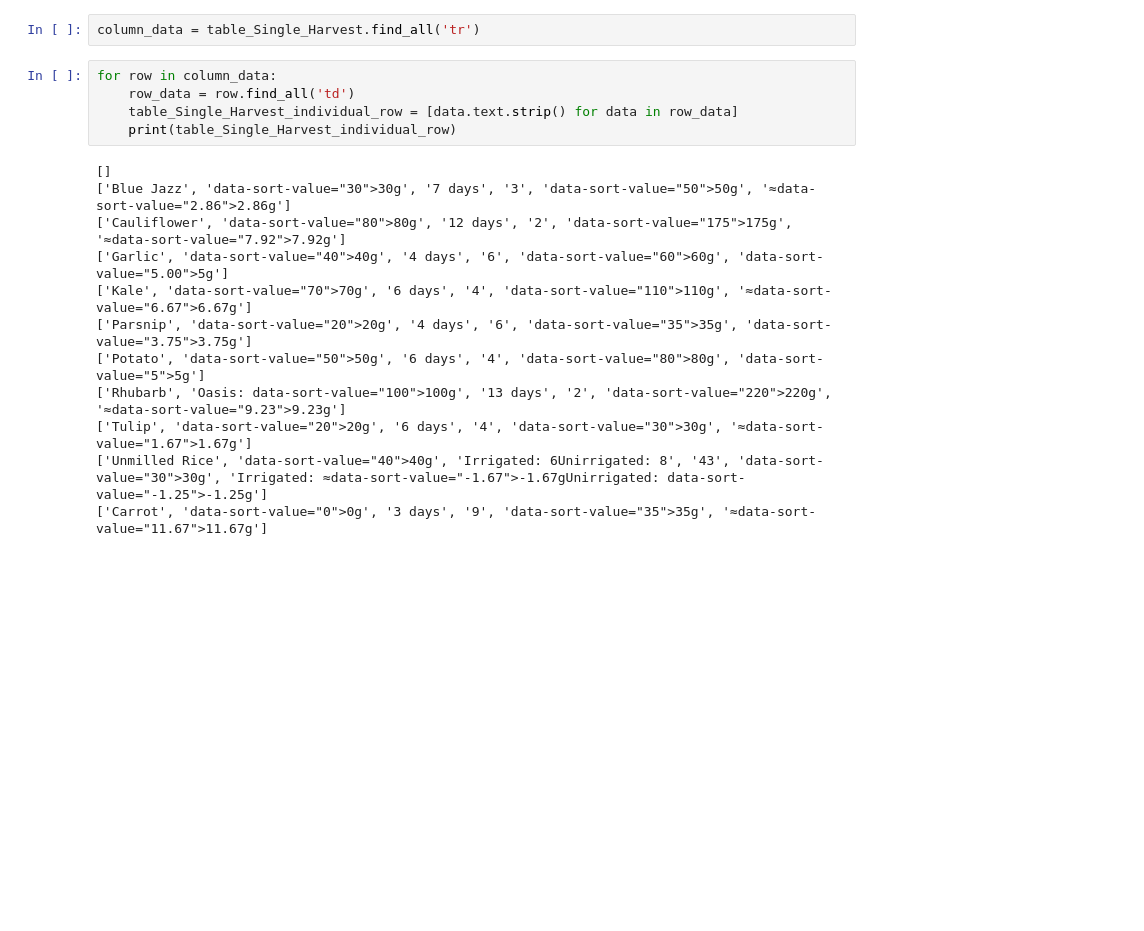
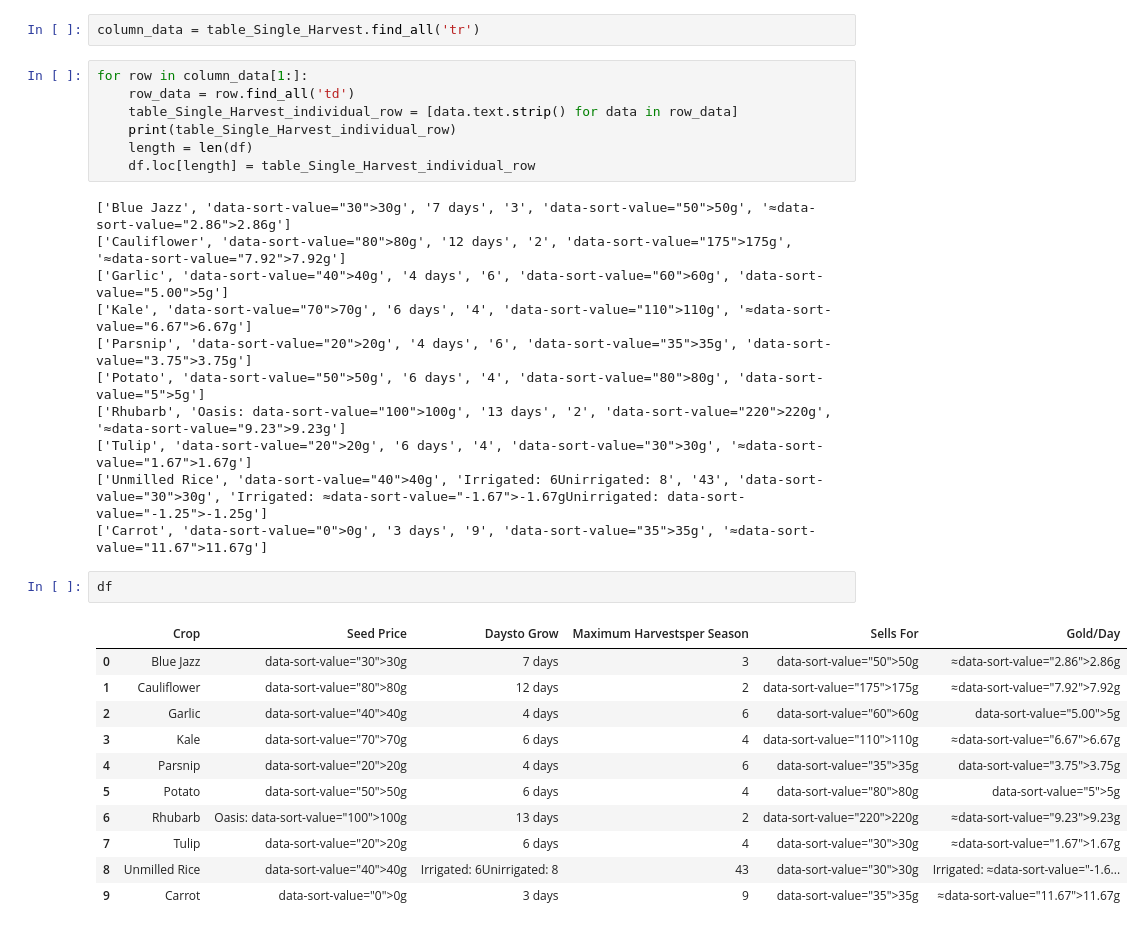
Before and after one commit to VuLeHong/Stardew_valley, a Jupyter notebook: spring.ipynb, the cells around one changed output. Saved outputs shown, nothing was run; the diff lists cells and outputs as text; blank space fills up the shorter version.

```diff
--- a/spring.ipynb
+++ b/spring.ipynb
@@ -53,12 +53,13 @@ df
 # %%
 column_data = table_Single_Harvest.find_all('tr')
 # %%
-for row in column_data:
+for row in column_data[1:]:
     row_data = row.find_all('td')
     table_Single_Harvest_individual_row = [data.text.strip() for data in row_data]
     print(table_Single_Harvest_individual_row)
+    length = len(df)
+    df.loc[length] = table_Single_Harvest_individual_row
 # %% [output]
-[]
 ['Blue Jazz', 'data-sort-value="30">30g', '7 days', '3', 'data-sort-value="50">50g', '≈data-sort-value="2.86">2.86g']
 ['Cauliflower', 'data-sort-value="80">80g', '12 days', '2', 'data-sort-value="175">175g', '≈data-sort-value="7.92">7.92g']
 ['Garlic', 'data-sort-value="40">40g', '4 days', '6', 'data-sort-value="60">60g', 'data-sort-value="5.00">5g']
@@ -69,3 +70,17 @@ for row in column_data:
 ['Tulip', 'data-sort-value="20">20g', '6 days', '4', 'data-sort-value="30">30g', '≈data-sort-value="1.67">1.67g']
 ['Unmilled Rice', 'data-sort-value="40">40g', 'Irrigated: 6Unirrigated: 8', '43', 'data-sort-value="30">30g', 'Irrigated: ≈data-sort-value="-1.67">-1.67gUnirrigated: data-sort-value="-1.25">-1.25g']
 ['Carrot', 'data-sort-value="0">0g', '3 days', '9', 'data-sort-value="35">35g', '≈data-sort-value="11.67">11.67g']
+# %%
+df
+# %% [output]
+|  | Crop | Seed Price | Daysto Grow | Maximum Harvestsper Season | Sells For | Gold/Day |
+| 0 | Blue Jazz | data-sort-value="30">30g | 7 days | 3 | data-sort-value="50">50g | ≈data-sort-value="2.86">2.86g |
+| 1 | Cauliflower | data-sort-value="80">80g | 12 days | 2 | data-sort-value="175">175g | ≈data-sort-value="7.92">7.92g |
+| 2 | Garlic | data-sort-value="40">40g | 4 days | 6 | data-sort-value="60">60g | data-sort-value="5.00">5g |
+| 3 | Kale | data-sort-value="70">70g | 6 days | 4 | data-sort-value="110">110g | ≈data-sort-value="6.67">6.67g |
+| 4 | Parsnip | data-sort-value="20">20g | 4 days | 6 | data-sort-value="35">35g | data-sort-value="3.75">3.75g |
+| 5 | Potato | data-sort-value="50">50g | 6 days | 4 | data-sort-value="80">80g | data-sort-value="5">5g |
+| 6 | Rhubarb | Oasis: data-sort-value="100">100g | 13 days | 2 | data-sort-value="220">220g | ≈data-sort-value="9.23">9.23g |
+| 7 | Tulip | data-sort-value="20">20g | 6 days | 4 | data-sort-value="30">30g | ≈data-sort-value="1.67">1.67g |
+| 8 | Unmilled Rice | data-sort-value="40">40g | Irrigated: 6Unirrigated: 8 | 43 | data-sort-value="30">30g | Irrigated: ≈data-sort-value="-1.6... |
+| 9 | Carrot | data-sort-value="0">0g | 3 days | 9 | data-sort-value="35">35g | ≈data-sort-value="11.67">11.67g |
```
Also changed, not shown: parts of 1 cell of this notebook.
